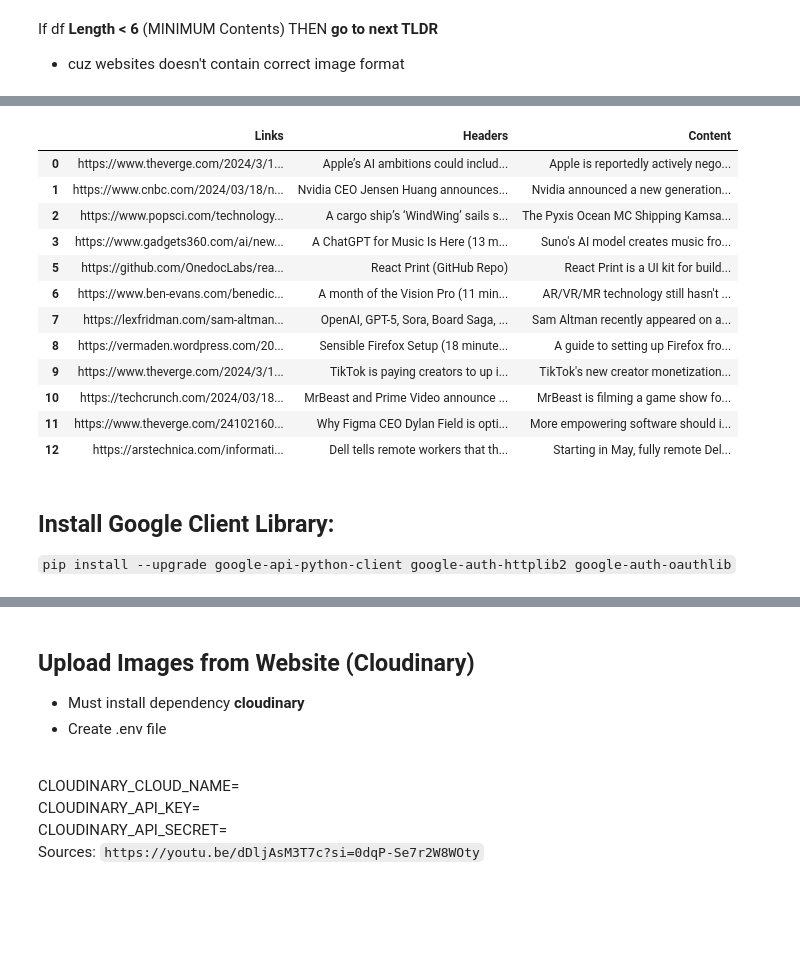
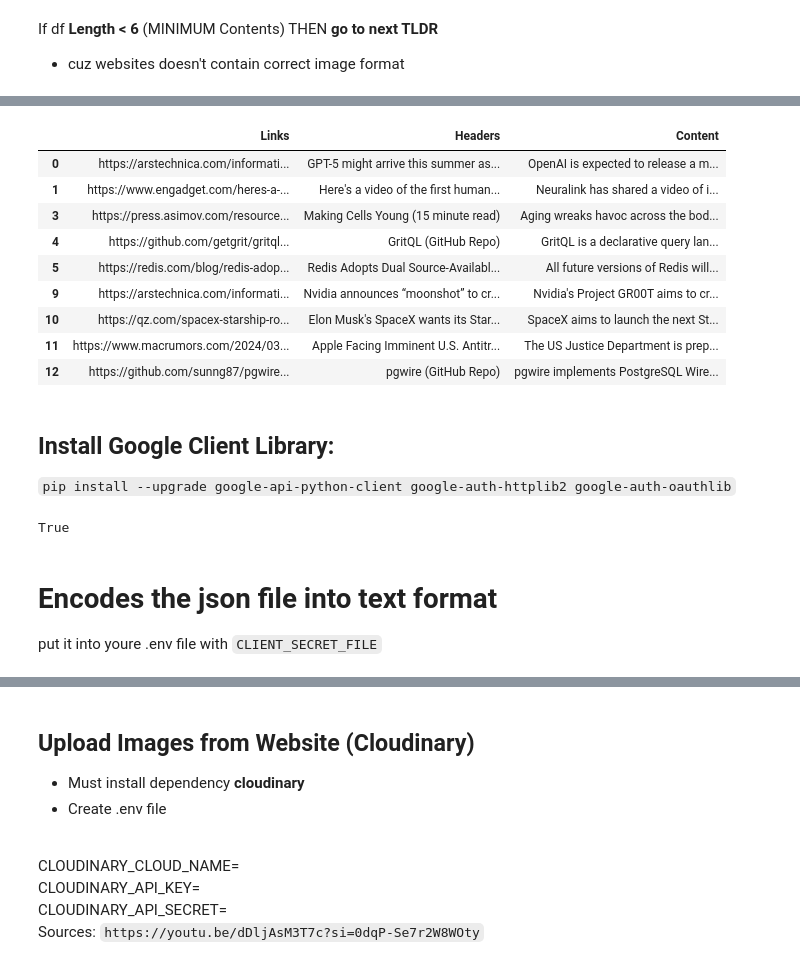
Before and after one commit to SP-SEED/SEEDNewsletter, a Jupyter notebook: tldr-scraper/web-scrapper/webScrapper.ipynb, the cells around one changed output, grey strips where cells are left out. Cells and saved outputs as stored; diff of their text form; code cells hidden in the pictures; blank space fills up the shorter version.

```diff
--- a/tldr-scraper/web-scrapper/webScrapper.ipynb
+++ b/tldr-scraper/web-scrapper/webScrapper.ipynb
@@ -145,19 +159,18 @@ df.dropna(how='all',axis=1)
 # %%
-MainDataFrame[MainDataFrame["Links"].isin(list(new.columns))]
+MainDataFrame = MainDataFrame[MainDataFrame["Links"].isin(list(new.columns))]
-# %% [output]
-|  | Links | Headers | Content |
-| 0 | https://www.theverge.com/2024/3/1... | Apple’s AI ambitions could includ... | Apple is reportedly actively nego... |
-| 1 | https://www.cnbc.com/2024/03/18/n... | Nvidia CEO Jensen Huang announces... | Nvidia announced a new generation... |
-| 2 | https://www.popsci.com/technology... | A cargo ship’s ‘WindWing’ sails s... | The Pyxis Ocean MC Shipping Kamsa... |
-| 3 | https://www.gadgets360.com/ai/new... | A ChatGPT for Music Is Here (13 m... | Suno's AI model creates music fro... |
-| 5 | https://github.com/OnedocLabs/rea... | React Print (GitHub Repo) | React Print is a UI kit for build... |
-| 6 | https://www.ben-evans.com/benedic... | A month of the Vision Pro (11 min... | AR/VR/MR technology still hasn't ... |
-| 7 | https://lexfridman.com/sam-altman... | OpenAI, GPT-5, Sora, Board Saga, ... | Sam Altman recently appeared on a... |
-| 8 | https://vermaden.wordpress.com/20... | Sensible Firefox Setup (18 minute... | A guide to setting up Firefox fro... |
-| 9 | https://www.theverge.com/2024/3/1... | TikTok is paying creators to up i... | TikTok's new creator monetization... |
-| 10 | https://techcrunch.com/2024/03/18... | MrBeast and Prime Video announce ... | MrBeast is filming a game show fo... |
-| 11 | https://www.theverge.com/24102160... | Why Figma CEO Dylan Field is opti... | More empowering software should i... |
-| 12 | https://arstechnica.com/informati... | Dell tells remote workers that th... | Starting in May, fully remote Del... |
+# %%
+MainDataFrame
+# %% [output]
+|  | Links | Headers | Content |
+| 0 | https://arstechnica.com/informati... | GPT-5 might arrive this summer as... | OpenAI is expected to release a m... |
+| 1 | https://www.engadget.com/heres-a-... | Here's a video of the first human... | Neuralink has shared a video of i... |
+| 3 | https://press.asimov.com/resource... | Making Cells Young (15 minute read) | Aging wreaks havoc across the bod... |
+| 4 | https://github.com/getgrit/gritql... | GritQL (GitHub Repo) | GritQL is a declarative query lan... |
+| 5 | https://redis.com/blog/redis-adop... | Redis Adopts Dual Source-Availabl... | All future versions of Redis will... |
+| 9 | https://arstechnica.com/informati... | Nvidia announces “moonshot” to cr... | Nvidia's Project GR00T aims to cr... |
+| 10 | https://qz.com/spacex-starship-ro... | Elon Musk's SpaceX wants its Star... | SpaceX aims to launch the next St... |
+| 11 | https://www.macrumors.com/2024/03... | Apple Facing Imminent U.S. Antitr... | The US Justice Department is prep... |
+| 12 | https://github.com/sunng87/pgwire... | pgwire (GitHub Repo) | pgwire implements PostgreSQL Wire... |
 # %% [markdown]
 ## Install Google Client Library:
 `pip install --upgrade google-api-python-client google-auth-httplib2 google-auth-oauthlib`
@@ -172,0 +190,7 @@ from google.auth.transport.requests import Request
+# %%
+load_dotenv()
+# %% [output]
+True
+# %% [markdown]
+# Encodes the json file into text format
+put it into youre .env file with `CLIENT_SECRET_FILE`
```
Also changed, not shown: parts of 12 cells of this notebook, 1 other file.
